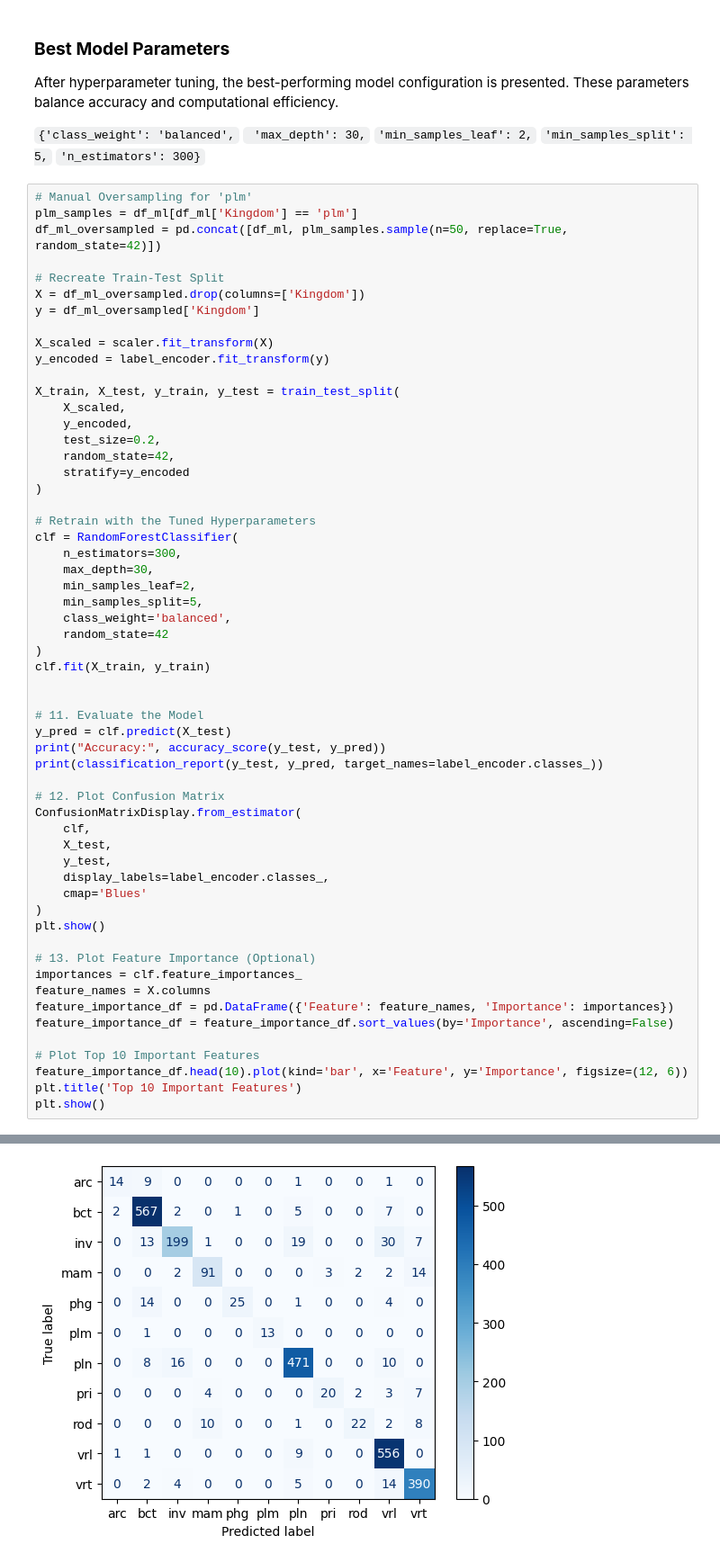
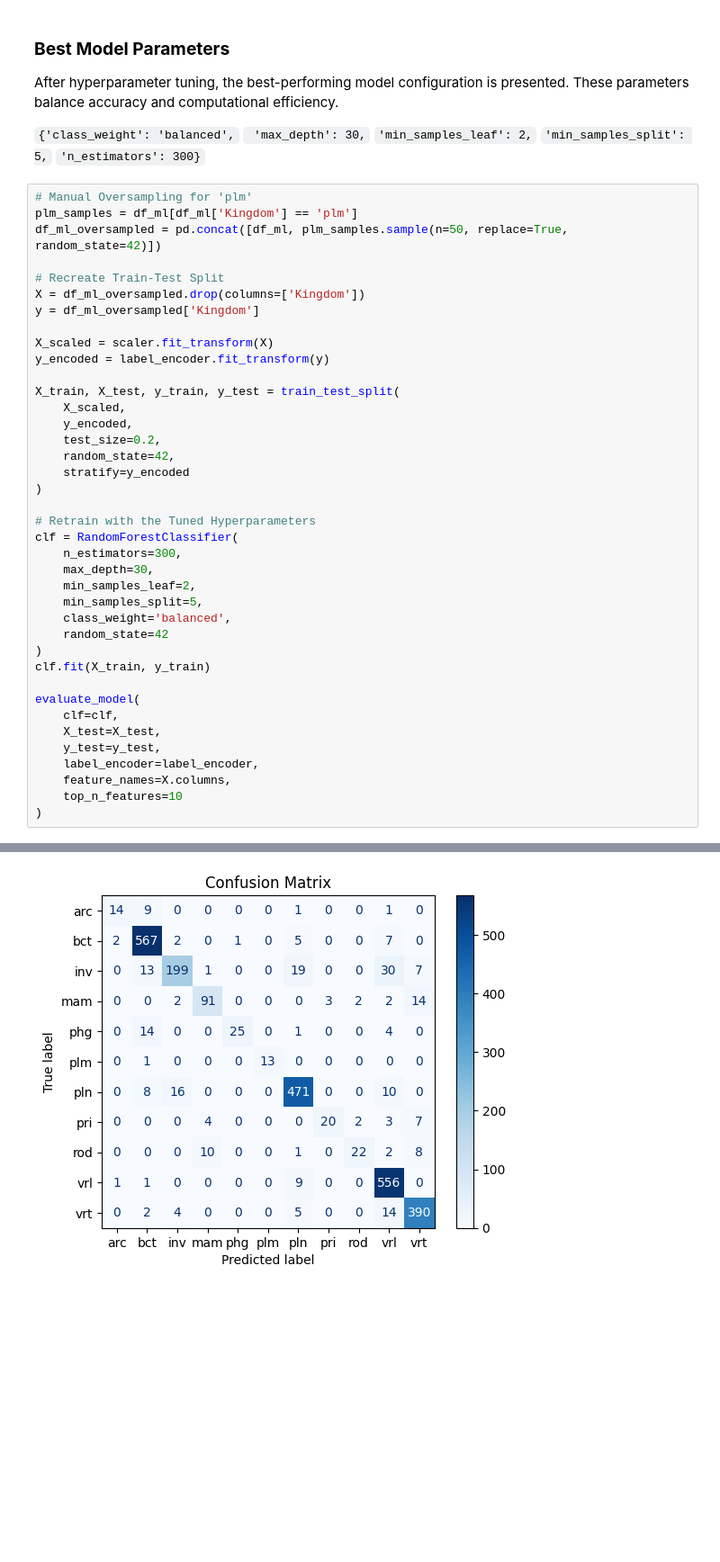
Before and after one commit to alexmoor527/CO2_ML_Group25, a Jupyter notebook: project_alex.ipynb, the cells around one changed output, grey strips where cells are left out. Shown at 90% size. Drawn from its saved outputs; the diff is of its cells as text; blank space fills up the shorter version.

```diff
--- a/project_alex.ipynb
+++ b/project_alex.ipynb
@@ -406,56 +424,38 @@ X_train, X_test, y_train, y_test = train_test_split(
 clf = RandomForestClassifier(
     n_estimators=300,
     max_depth=30,
     min_samples_leaf=2,
     min_samples_split=5,
     class_weight='balanced',
     random_state=42
 )
 clf.fit(X_train, y_train)
 
-
-# 11. Evaluate the Model
-y_pred = clf.predict(X_test)
-print("Accuracy:", accuracy_score(y_test, y_pred))
-print(classification_report(y_test, y_pred, target_names=label_encoder.classes_))
-
-# 12. Plot Confusion Matrix
-ConfusionMatrixDisplay.from_estimator(
-    clf,
-    X_test,
-    y_test,
-    display_labels=label_encoder.classes_,
-    cmap='Blues'
+evaluate_model(
+    clf=clf,
+    X_test=X_test,
+    y_test=y_test,
+    label_encoder=label_encoder,
+    feature_names=X.columns,
+    top_n_features=10
 )
-plt.show()
-
-# 13. Plot Feature Importance (Optional)
-importances = clf.feature_importances_
-feature_names = X.columns
-feature_importance_df = pd.DataFrame({'Feature': feature_names, 'Importance': importances})
-feature_importance_df = feature_importance_df.sort_values(by='Importance', ascending=False)
-
-# Plot Top 10 Important Features
-feature_importance_df.head(10).plot(kind='bar', x='Feature', y='Importance', figsize=(12, 6))
-plt.title('Top 10 Important Features')
-plt.show()
 # %% [output]
 Accuracy: 0.9051987767584098
               precision    recall  f1-score   support
 
          arc       0.82      0.56      0.67        25
          bct       0.92      0.97      0.95       584
          inv       0.89      0.74      0.81       269
          mam       0.86      0.80      0.83       114
          phg       0.96      0.57      0.71        44
          plm       1.00      0.93      0.96        14
          pln       0.92      0.93      0.93       505
          pri       0.87      0.56      0.68        36
          rod       0.85      0.51      0.64        43
          vrl       0.88      0.98      0.93       567
          vrt       0.92      0.94      0.93       415
 
     accuracy                           0.91      2616
    macro avg       0.90      0.77      0.82      2616
 weighted avg       0.90      0.91      0.90      2616
-[figure, old version]
+[figure, new version]
```
Also changed, not shown: parts of 6 cells of this notebook.
